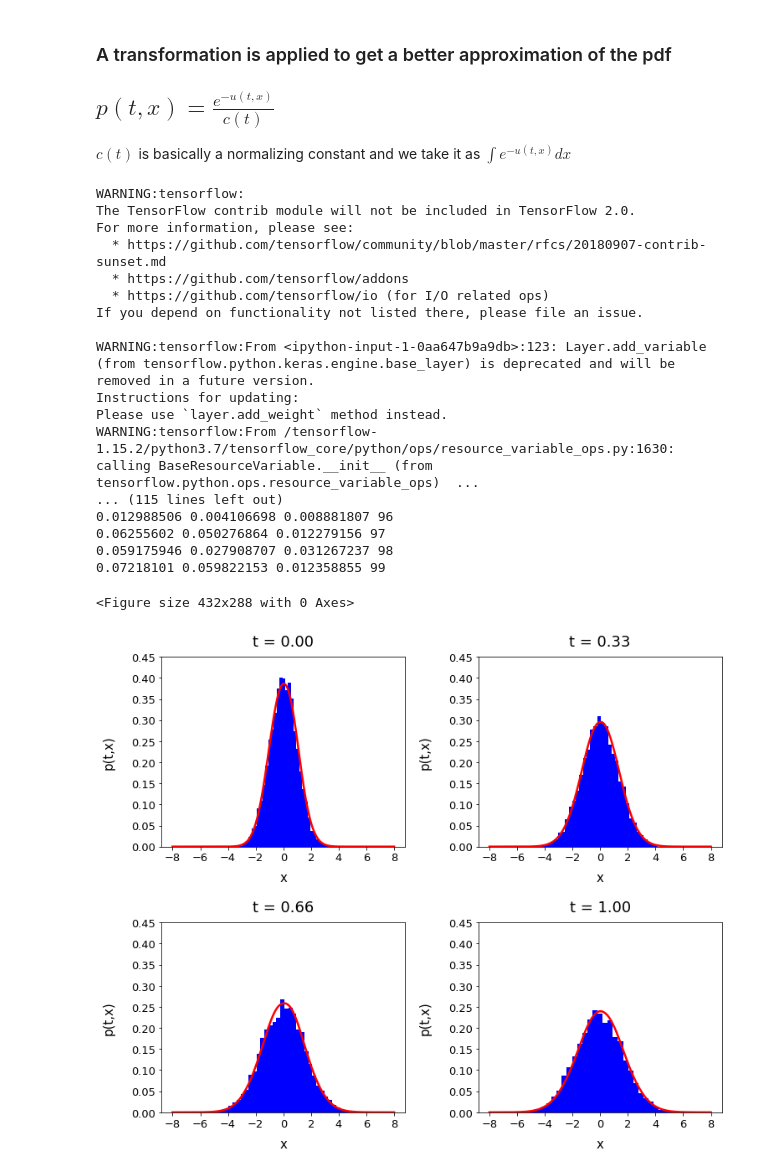
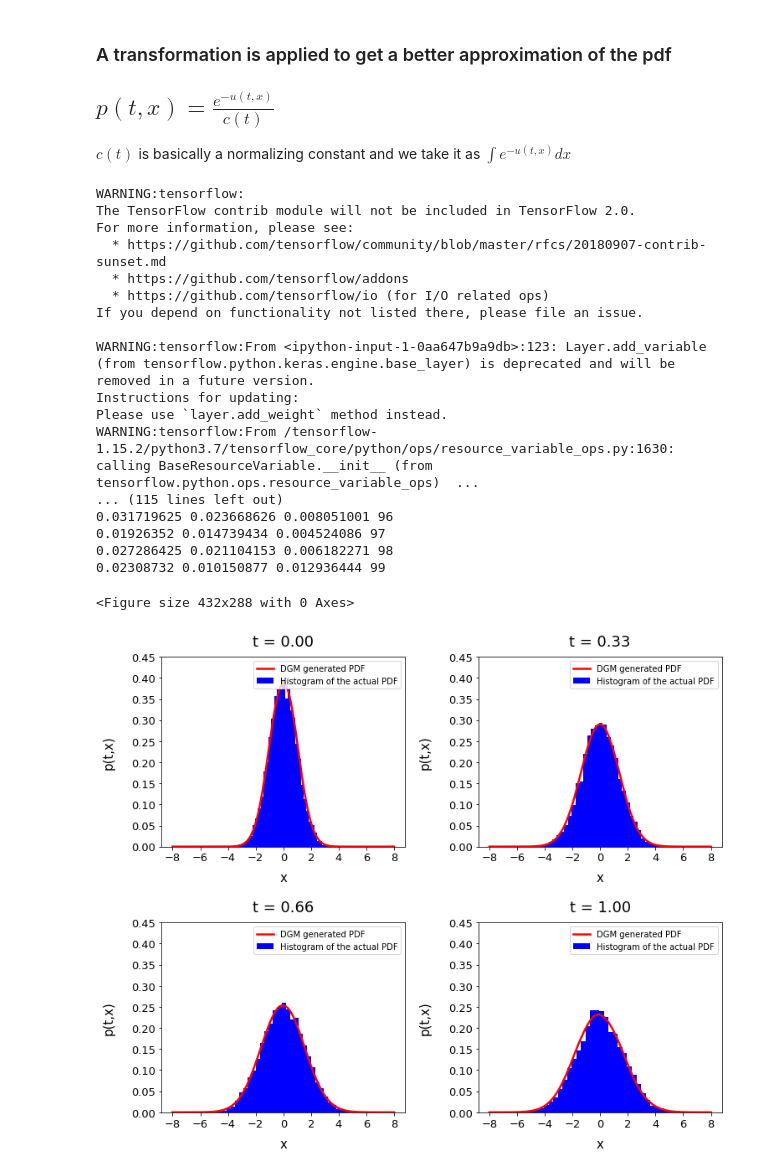
Before and after one commit to Aravindan98/Le-Mans-University-Thesis, a Jupyter notebook: DGM/DGM_Ornstein_Uhlenbeck.ipynb, the cells around one changed output. Saved outputs shown, nothing was run; the diff lists cells and outputs as text; code cells hidden in the pictures.

```diff
--- a/DGM/DGM_Ornstein_Uhlenbeck.ipynb
+++ b/DGM/DGM_Ornstein_Uhlenbeck.ipynb
@@ -483,39 +483,39 @@ for i, curr_t in enumerate(densityTimes):
     density = unnorm_dens[0] / sp.integrate.simps(unnorm_dens[0].reshape(x_plot.shape), x_plot)
 
     # plot histogram of simulated process values and overlay estimated density
-    plt.hist(sim_x, bins=40, density=True, color = 'b')
-    plt.plot(x_plot, density, 'r', linewidth=2.5)
+    plt.hist(sim_x, bins=40, density=True, color = 'b',label='Histogram of the actual PDF')
+    plt.plot(x_plot, density, 'r', linewidth=2.5, label='DGM generated PDF')
 
     # subplot options
     plt.ylim(ymin=0.0, ymax=0.45)
     plt.xlabel(r"x", fontsize=15, labelpad=10)
     plt.ylabel(r"p(t,x)", fontsize=15, labelpad=20)
     plt.title(r"t = %.2f"%(curr_t), fontsize=18, y=1.03)
     plt.xticks(fontsize=13)
     plt.yticks(fontsize=13)
-
+    plt.legend(loc="upper right")
 # adjust space between subplots
 plt.subplots_adjust(wspace=0.3, hspace=0.4)
 
 if saveFigure:
     plt.savefig(figureName)
 # %% [output]
 WARNING:tensorflow:
 The TensorFlow contrib module will not be included in TensorFlow 2.0.
 For more information, please see:
   * https://github.com/tensorflow/community/blob/master/rfcs/20180907-contrib-sunset.md
   * https://github.com/tensorflow/addons
   * https://github.com/tensorflow/io (for I/O related ops)
 If you depend on functionality not listed there, please file an issue.
 
 WARNING:tensorflow:From <ipython-input-1-0aa647b9a9db>:123: Layer.add_variable (from tensorflow.python.keras.engine.base_layer) is deprecated and will be removed in a future version.
 Instructions for updating:
 Please use `layer.add_weight` method instead.
 WARNING:tensorflow:From /tensorflow-1.15.2/python3.7/tensorflow_core/python/ops/resource_variable_ops.py:1630: calling BaseResourceVariable.__init__ (from tensorflow.python.ops.resource_variable_ops)  ...
 ... (115 lines left out)
-0.012988506 0.004106698 0.008881807 96
-0.06255602 0.050276864 0.012279156 97
-0.059175946 0.027908707 0.031267237 98
-0.07218101 0.059822153 0.012358855 99
+0.031719625 0.023668626 0.008051001 96
+0.01926352 0.014739434 0.004524086 97
+0.027286425 0.021104153 0.006182271 98
+0.02308732 0.010150877 0.012936444 99
 <Figure size 432x288 with 0 Axes>
-[figure, old version]
+[figure, new version]
```
Also changed, not shown: parts of 1 cell of this notebook.
